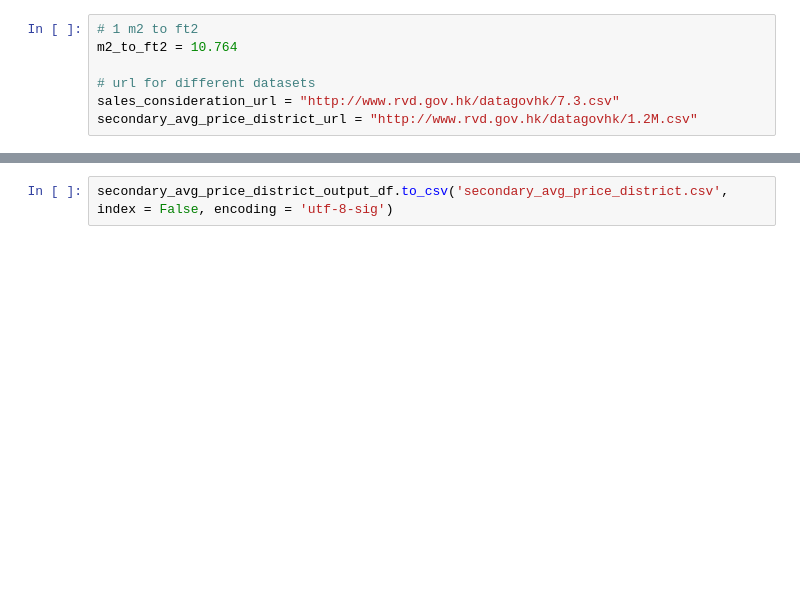
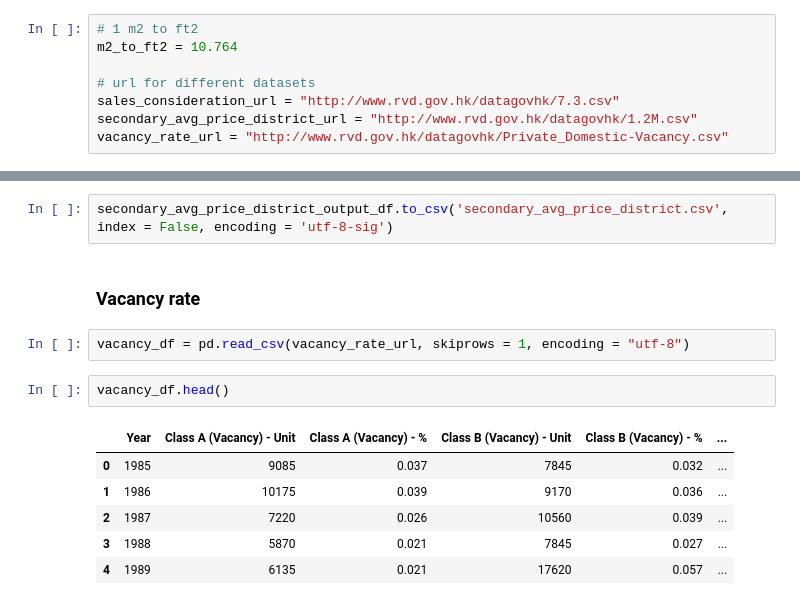
Before and after one commit to davidchan0629/hk_property, a Jupyter notebook: data_cleaning.ipynb, the cells around one changed output, grey strips where cells are left out. Cells and saved outputs as stored; diff of their text form; blank space fills up the shorter version.

```diff
--- a/data_cleaning.ipynb
+++ b/data_cleaning.ipynb
@@ -8,6 +22,7 @@ m2_to_ft2 = 10.764
 # url for different datasets
 sales_consideration_url = "http://www.rvd.gov.hk/datagovhk/7.3.csv"
 secondary_avg_price_district_url = "http://www.rvd.gov.hk/datagovhk/1.2M.csv"
+vacancy_rate_url = "http://www.rvd.gov.hk/datagovhk/Private_Domestic-Vacancy.csv"
 # %% [markdown]
 ### Primary and secondary sales amount and consideration by year
 # %%
@@ -67,3 +114,16 @@ result_melt_df['secondary_consideration'] = result_melt_df['secondary_considerat
 secondary_avg_price_district_output_df = result_melt_df[['Month','district','property_category','secondary_consideration']]
 # %%
 secondary_avg_price_district_output_df.to_csv('secondary_avg_price_district.csv', index = False, encoding = 'utf-8-sig')
+# %% [markdown]
+### Vacancy rate
+# %%
+vacancy_df = pd.read_csv(vacancy_rate_url, skiprows = 1, encoding = "utf-8")
+# %%
+vacancy_df.head()
+# %% [output]
+|  | Year | Class A (Vacancy) - Unit | Class A (Vacancy) - % | Class B (Vacancy) - Unit | Class B (Vacancy) - % | ... |
+| 0 | 1985 | 9085 | 0.037 | 7845 | 0.032 | ... |
+| 1 | 1986 | 10175 | 0.039 | 9170 | 0.036 | ... |
+| 2 | 1987 | 7220 | 0.026 | 10560 | 0.039 | ... |
+| 3 | 1988 | 5870 | 0.021 | 7845 | 0.027 | ... |
+| 4 | 1989 | 6135 | 0.021 | 17620 | 0.057 | ... |
```
Also changed, not shown: parts of 26 cells of this notebook.
